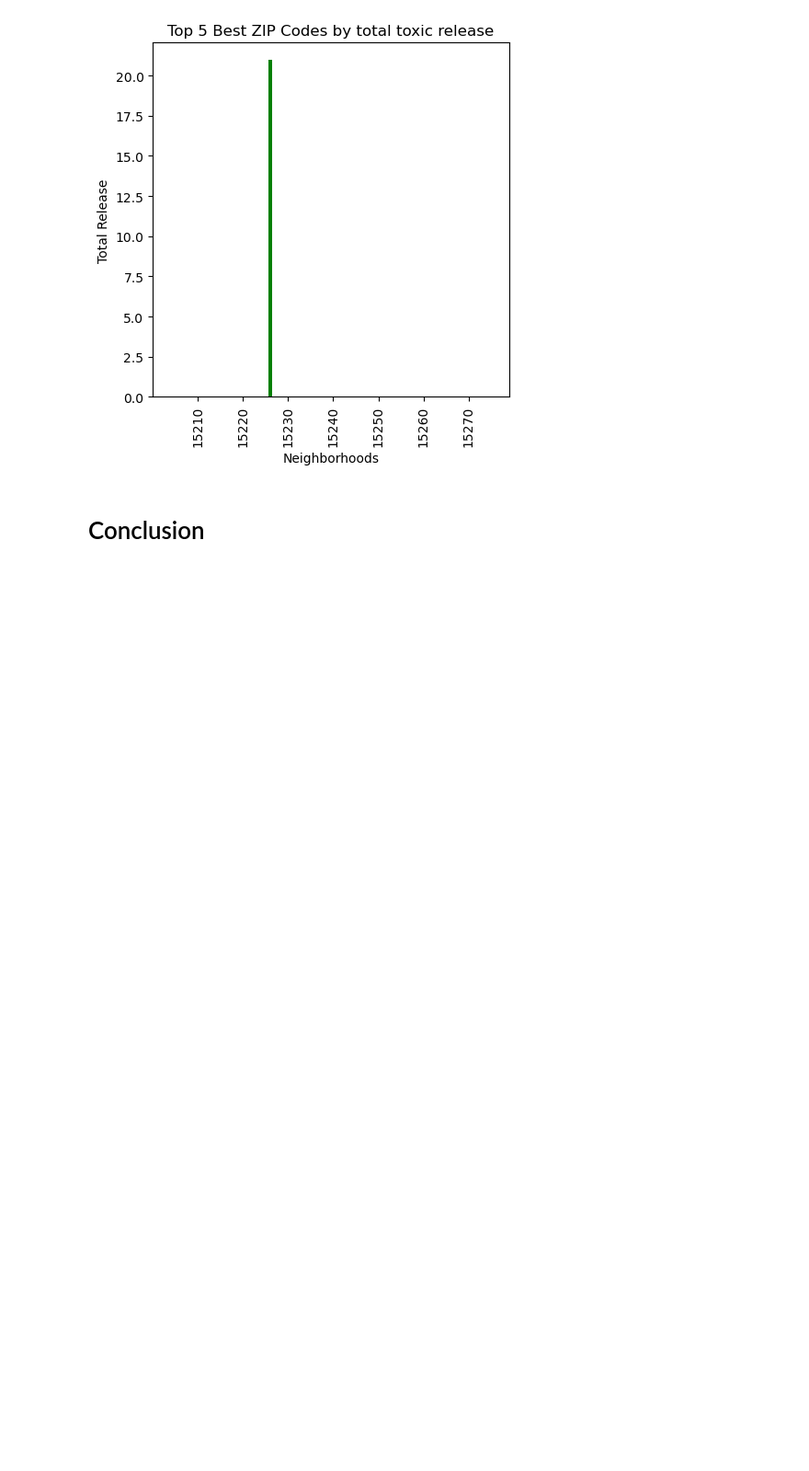
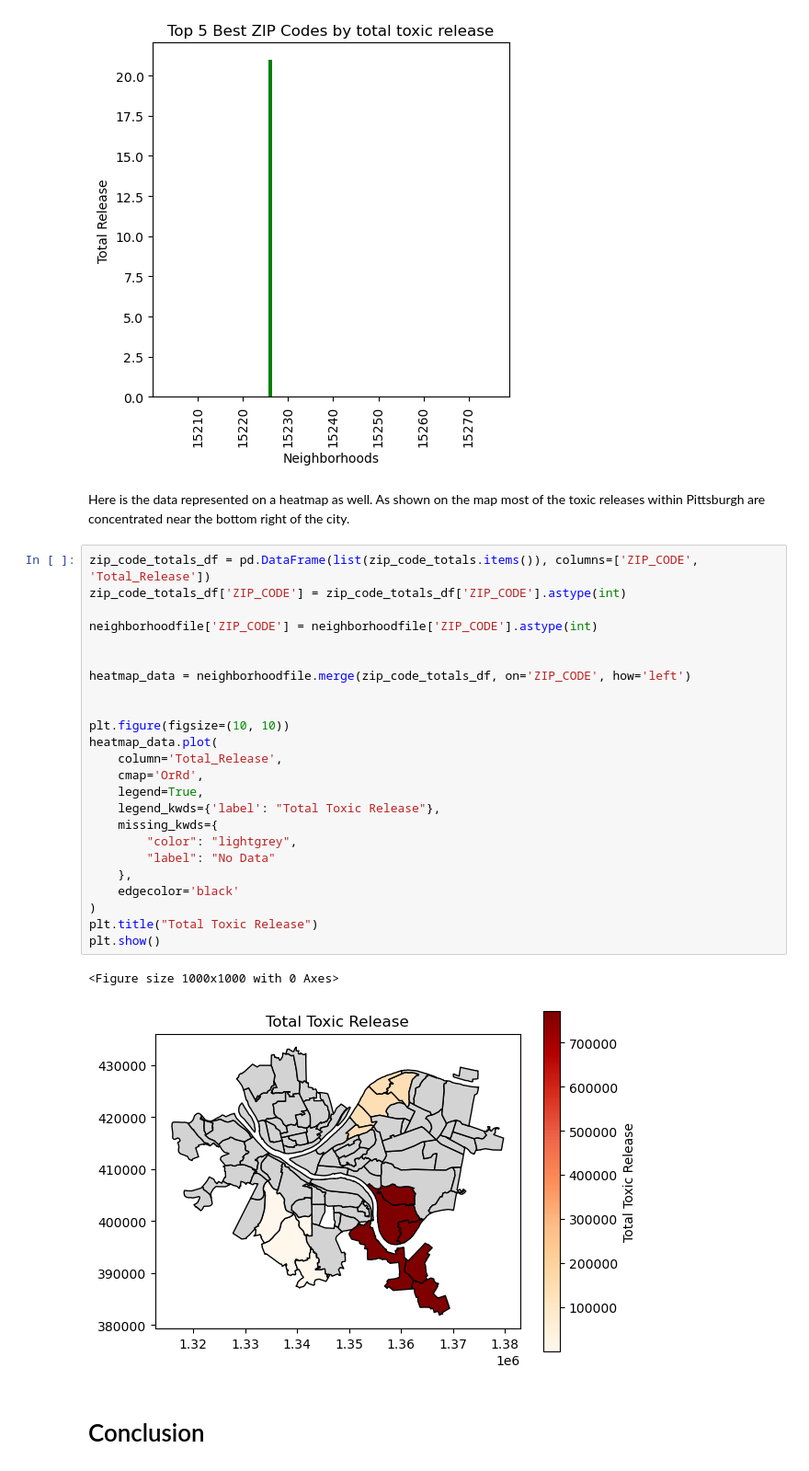
Before and after one commit to aaz50/Big-Ideas-Final, a Jupyter notebook: WaterToxins.ipynb, the cells around one changed output. Shown: that part at 92% size. Drawn from its saved outputs; the diff is of its cells as text; blank space fills up the shorter version.

```diff
--- a/WaterToxins.ipynb
+++ b/WaterToxins.ipynb
@@ -141,6 +174,35 @@ plt.title('Top 5 Best ZIP Codes by total toxic release')
 plt.show()
 # %% [output]
 [figure]
+# %% [markdown]
+Here is the data represented on a heatmap as well. As shown on the map most of the toxic releases within Pittsburgh are concentrated near the bottom right of the city.
+# %%
+zip_code_totals_df = pd.DataFrame(list(zip_code_totals.items()), columns=['ZIP_CODE', 'Total_Release'])
+zip_code_totals_df['ZIP_CODE'] = zip_code_totals_df['ZIP_CODE'].astype(int)
+
+neighborhoodfile['ZIP_CODE'] = neighborhoodfile['ZIP_CODE'].astype(int)
+
+
+heatmap_data = neighborhoodfile.merge(zip_code_totals_df, on='ZIP_CODE', how='left')
+
+
+plt.figure(figsize=(10, 10))
+heatmap_data.plot(
+    column='Total_Release',
+    cmap='OrRd',
+    legend=True,
+    legend_kwds={'label': "Total Toxic Release"},
+    missing_kwds={
+        "color": "lightgrey",
+        "label": "No Data"
+    },
+    edgecolor='black'
+)
+plt.title("Total Toxic Release")
+plt.show()
+# %% [output]
+<Figure size 1000x1000 with 0 Axes>
+[figure, added]
 # %% [markdown]
 # Conclusion
 # %% [markdown]
```
Also changed, not shown: parts of 6 cells of this notebook, 5 other files.
